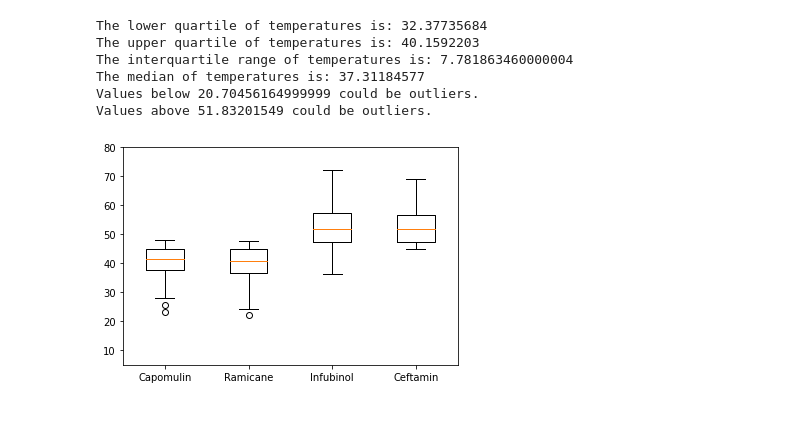
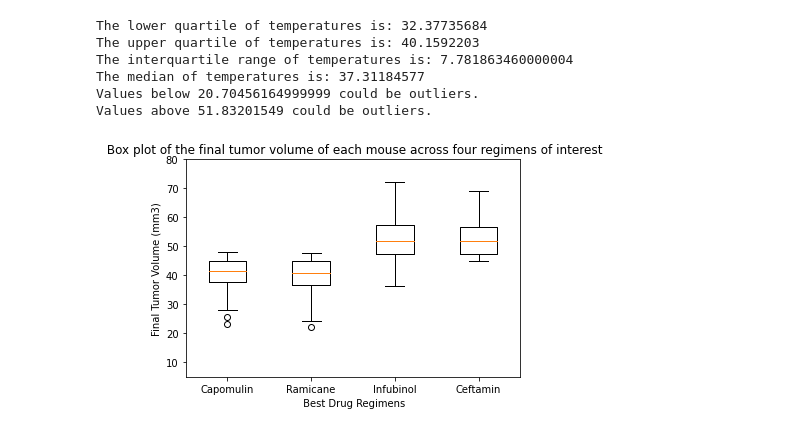
Before and after one commit to davro76/Matplotlib_Challenge, a Jupyter notebook: pymaceutical_starter.ipynb, the cells around one changed output. Cells and saved outputs as stored; diff of their text form; code cells hidden in the pictures.

```diff
--- a/pymaceutical_starter.ipynb
+++ b/pymaceutical_starter.ipynb
@@ -241,32 +220,34 @@ drug = tiny_mouse_study_data[tiny_mouse_study_data["Drug Regimen"].isin(["Capomu
 drug = drug.sort_values(["Timepoint"], ascending=True)
 
 # create a new data frame with Drug Regimen, Mouse ID, Timepoint, and Tumor Volume (mm3)
 drug_data = drug[["Drug Regimen", "Mouse ID", "Timepoint", "Tumor Volume (mm3)"]]
 drug_data
 
 
 # creating box plot with Capomulin, Ramicane, Infubinol, and Ceftamin drugs
 
 # mice by Regimen and ID
 mice_regimens_ID_sort = drug_data.groupby(["Drug Regimen", "Mouse ID"]).last()["Tumor Volume (mm3)"]
 mice_regimens_ID_sort.head()
 
 # new data frame
 mice_regimens_ID_sort = mice_regimens_ID_sort.to_frame()
 mice_regimens_ID_sort
 
 # list of drugs
 drugs_list = ['Capomulin', 'Ramicane', 'Infubinol','Ceftamin']
 
 # create a box plot for all the drugs selected
 boxplot_data = mice_regimens_ID_sort.reset_index()
 tumor_lists = tiny_mouse_study_data.groupby("Drug Regimen")["Tumor Volume (mm3)"].apply(list)
 tumor_list_df = pd.DataFrame(tumor_lists)
 tumor_list_df = tumor_list_df.reindex(drugs_list)
 tumor_vols = [vol for vol in tumor_list_df["Tumor Volume (mm3)"]]
 plt.boxplot(tumor_vols, labels=drugs_list)
 plt.ylim(5, 80)
-plt.ylabel
+plt.title(" Box plot of the final tumor volume of each mouse across four regimens of interest")
+plt.ylabel("Final Tumor Volume (mm3)")
+plt.xlabel(" Best Drug Regimens")
 plt.show()
 # %% [output]
-[figure, old version]
+[figure, new version]
```
Also changed, not shown: parts of 2 cells of this notebook.
